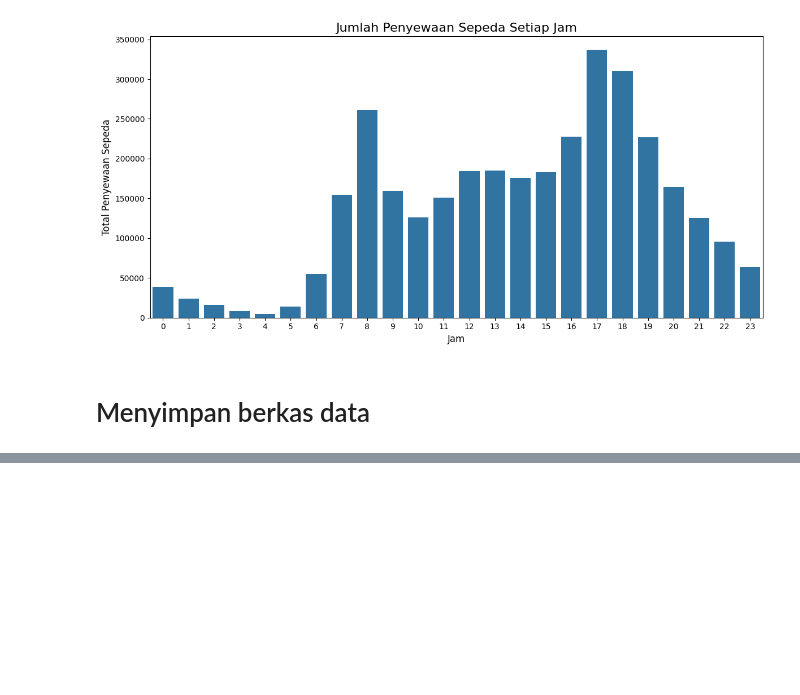
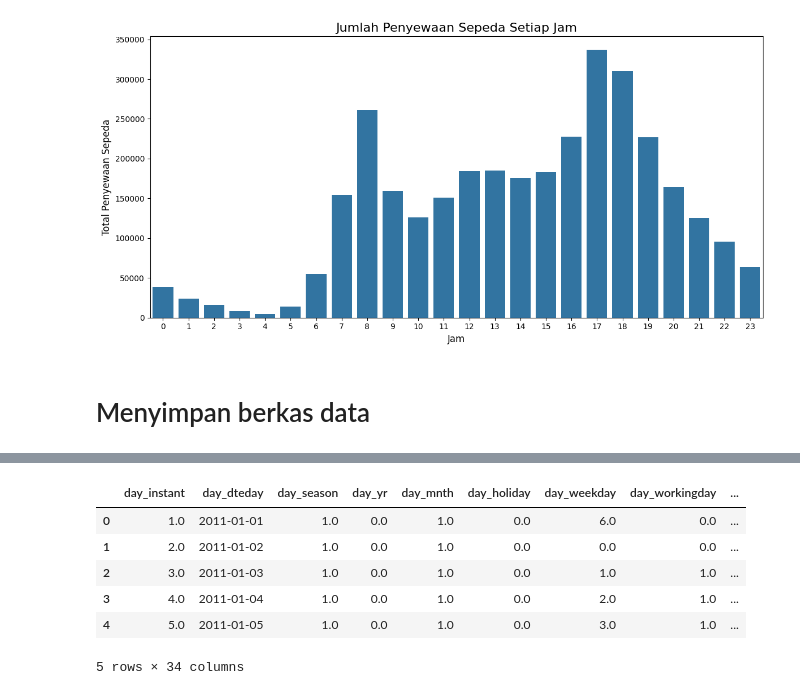
Before and after one commit to firmanfarelrichardo/DicodingProject-DataAnalyst, a Jupyter notebook: notebook.ipynb, the cells around one changed output, grey strips where cells are left out. Cells and saved outputs as stored; diff of their text form; code cells hidden in the pictures; blank space fills up the shorter version.

```diff
--- a/notebook.ipynb
+++ b/notebook.ipynb
@@ -584,0 +609,10 @@ all_df.to_csv("all_data.csv", index=False)
+# %%
+all_df.head(5)
+# %% [output]
+|  | day_instant | day_dteday | day_season | day_yr | day_mnth | day_holiday | day_weekday | day_workingday | ... |
+| 0 | 1.0 | 2011-01-01 | 1.0 | 0.0 | 1.0 | 0.0 | 6.0 | 0.0 | ... |
+| 1 | 2.0 | 2011-01-02 | 1.0 | 0.0 | 1.0 | 0.0 | 0.0 | 0.0 | ... |
+| 2 | 3.0 | 2011-01-03 | 1.0 | 0.0 | 1.0 | 0.0 | 1.0 | 1.0 | ... |
+| 3 | 4.0 | 2011-01-04 | 1.0 | 0.0 | 1.0 | 0.0 | 2.0 | 1.0 | ... |
+| 4 | 5.0 | 2011-01-05 | 1.0 | 0.0 | 1.0 | 0.0 | 3.0 | 1.0 | ... |
+5 rows × 34 columns
```
Also changed, not shown: parts of 5 cells of this notebook.
